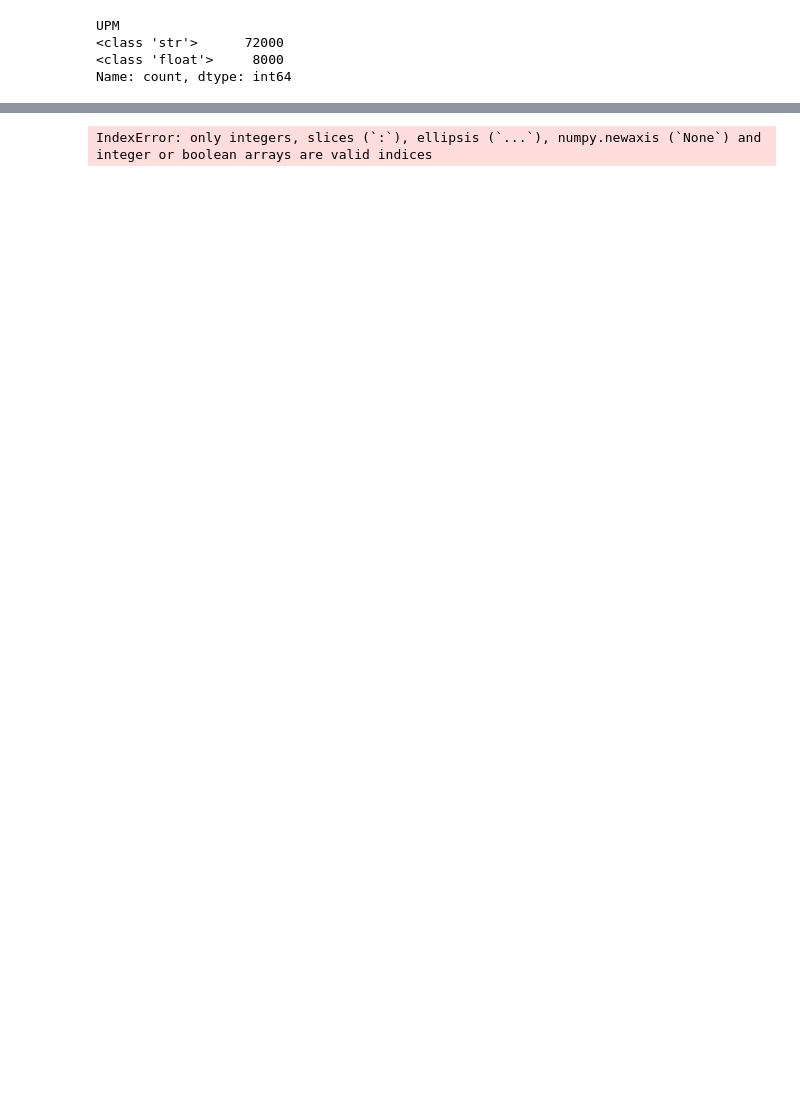
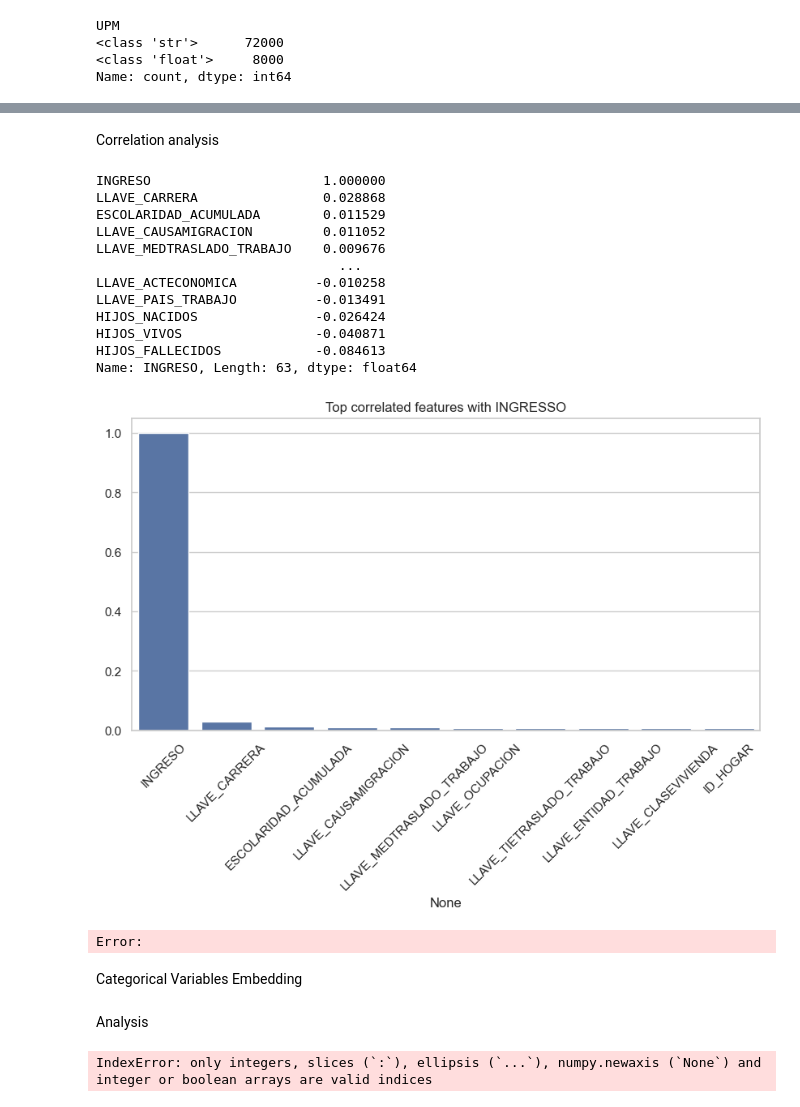
Before and after one commit to AnahiRM/Project-IncomeDeterminantsMexico, a Jupyter notebook: code/02_analysis.ipynb, the cells around one changed output, grey strips where cells are left out. Drawn from its saved outputs; the diff is of its cells as text; code cells hidden in the pictures; blank space fills up the shorter version.

Commit message:
update of analysis

```diff
--- a/code/02_analysis.ipynb
+++ b/code/02_analysis.ipynb
@@ -28,0 +221,46 @@ Preparing the data
+# %% [markdown]
+Correlation analysis
+# %%
+# Select only numerical columns
+num_vars = df.select_dtypes(include=['int64', 'float64'])
+
+# Compute correlation with the target variable
+correlations = num_vars.corr()['INGRESO'].sort_values(ascending=False)
+
+# Display top correlations
+print(correlations)
+
+# Plot top 10 correlated features
+plt.figure(figsize=(10, 5))
+sns.barplot(x=correlations.index[:10], y=correlations.values[:10])
+plt.xticks(rotation=45)
+plt.title("Top correlated features with INGRESSO")
+plt.show()
+# %% [output]
+INGRESO                      1.000000
+LLAVE_CARRERA                0.028868
+ESCOLARIDAD_ACUMULADA        0.011529
+LLAVE_CAUSAMIGRACION         0.011052
+LLAVE_MEDTRASLADO_TRABAJO    0.009676
+                               ...
+LLAVE_ACTECONOMICA          -0.010258
+LLAVE_PAIS_TRABAJO          -0.013491
+HIJOS_NACIDOS               -0.026424
+HIJOS_VIVOS                 -0.040871
+HIJOS_FALLECIDOS            -0.084613
+Name: INGRESO, Length: 63, dtype: float64
+[figure, added]
+# %%
+from sklearn.feature_selection import mutual_info_regression
+
+cat_vars = df.select_dtypes(include='object').columns
+X_cat = pd.get_dummies(df[cat_vars], drop_first=True)
+mi = mutual_info_regression(X_cat, df['INGRESO'])
+
+# Mostrar top variables
+mi_series = pd.Series(mi, index=X_cat.columns).sort_values(ascending=False)
+print(mi_series.head(10))
+# %% [output]
+Error:
+# %% [markdown]
+Categorical Variables Embedding
@@ -29,3 +279,5 @@ Preparing the data
+# %% [markdown]
+Analysis
 # %%
 # Import train_test_split.
 from sklearn.model_selection import train_test_split
```
Also changed, not shown: parts of 14 cells of this notebook, 1 other file.
